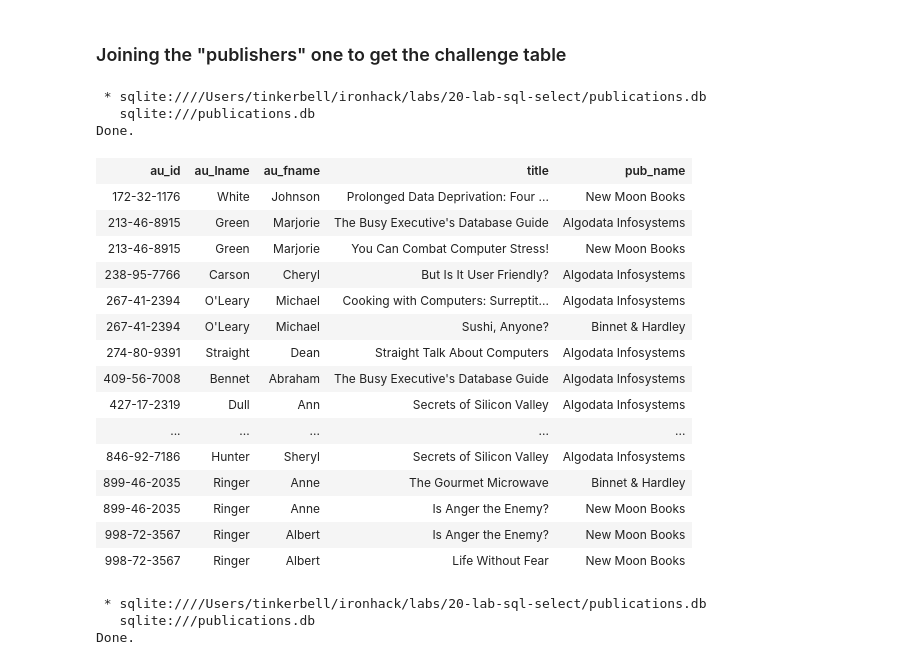
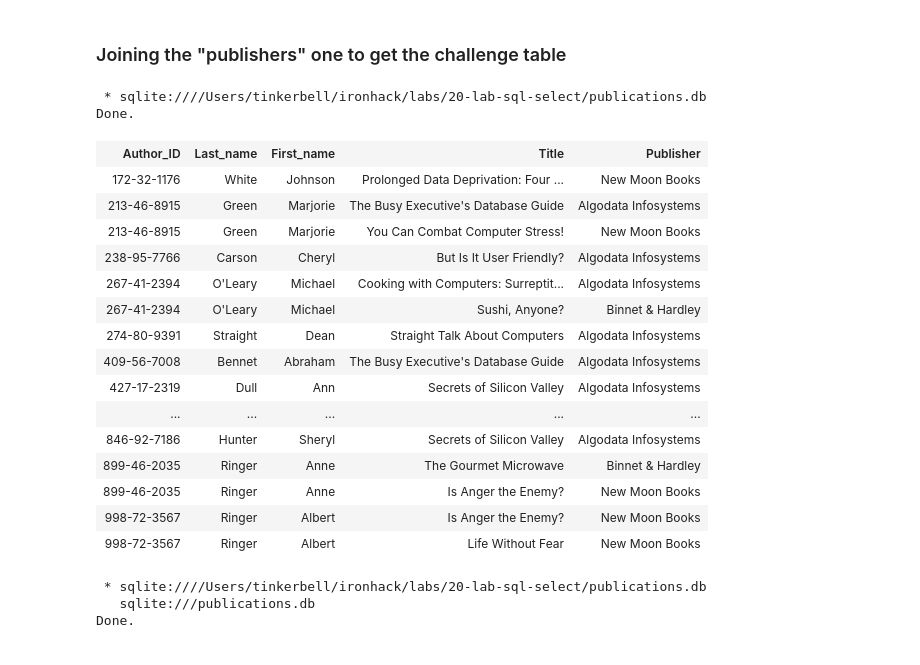
Before and after one commit to ironhack-bcn-data-pt/20-lab-sql-select, a Jupyter notebook: your-code/solution.ipynb, the cells around one changed output. Saved outputs shown, nothing was run; the diff lists cells and outputs as text; code cells hidden in the pictures.

```diff
--- a/your-code/solution.ipynb
+++ b/your-code/solution.ipynb
@@ -136,15 +136,14 @@ Done.
 ### Joining the "publishers" one to get the challenge table
 # %%
 %%sql
-select authors.au_id, authors.au_lname, authors.au_fname, titles.title, publishers.pub_name
+select authors.au_id as Author_ID, authors.au_lname as Last_name, authors.au_fname as First_name, titles.title as Title, publishers.pub_name as Publisher
 from authors join titleauthor on authors.au_id = titleauthor.au_id
              join titles on titleauthor.title_id = titles.title_id
              join publishers on titles.pub_id = publishers.pub_id
 # %% [output]
  * sqlite:////Users/tinkerbell/ironhack/labs/20-lab-sql-select/publications.db
-   sqlite:///publications.db
 Done.
-| au_id | au_lname | au_fname | title | pub_name |
+| Author_ID | Last_name | First_name | Title | Publisher |
 | 172-32-1176 | White | Johnson | Prolonged Data Deprivation: Four ... | New Moon Books |
 | 213-46-8915 | Green | Marjorie | The Busy Executive's Database Guide | Algodata Infosystems |
 | 213-46-8915 | Green | Marjorie | You Can Combat Computer Stress! | New Moon Books |
```
Also changed, not shown: parts of 4 cells of this notebook.
